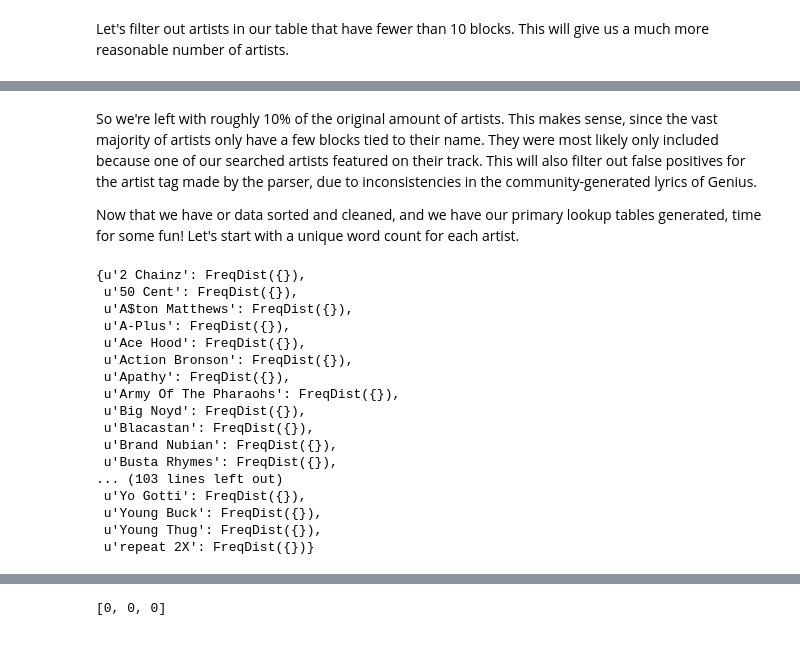
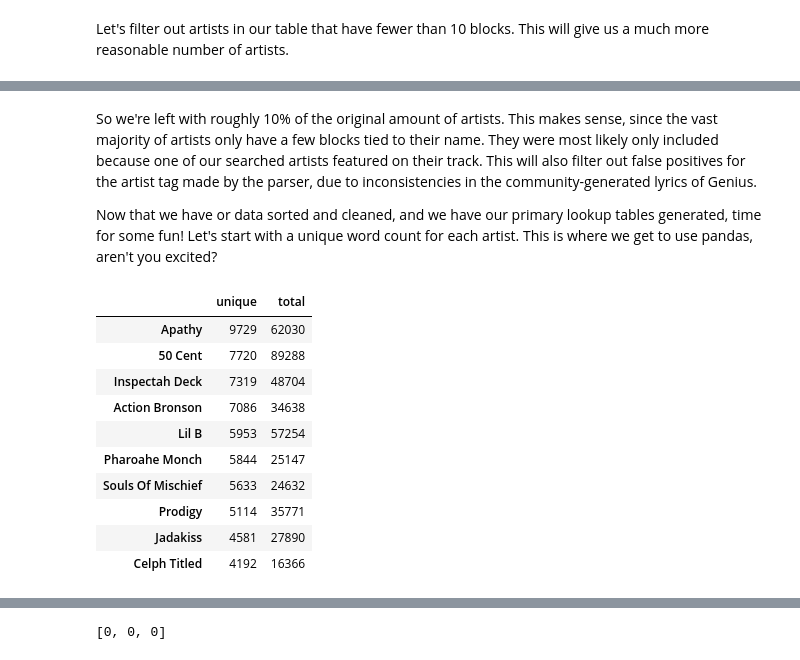
Before and after one commit to baronvonbadguy/genius-scraper, a Jupyter notebook: Exploration.ipynb, the cells around one changed output, grey strips where cells are left out. Drawn from its saved outputs; the diff is of its cells as text; code cells hidden in the pictures.

```diff
--- a/Exploration.ipynb
+++ b/Exploration.ipynb
@@ -19,3 +16,0 @@ Lets start by choosing some artists to download lyrics for.  A good place to sta
-# %%
-wiki_list = json.load(open('wiki-list.json', 'r'))
-wiki_list[:5] + wiki_list[-5:]
@@ -155,30 +155,28 @@ print('{} artists retained'.format(len(lt_artists)))
 # %% [markdown]
 So we're left with roughly 10% of the original amount of artists.  This makes sense, since the vast majority of artists only have a few blocks tied to their name. They were most likely only included because one of our searched artists featured on their track.  This will also filter out false positives for the artist tag made by the parser, due to inconsistencies in the community-generated lyrics of Genius.
 
-Now that we have or data sorted and cleaned, and we have our primary lookup tables generated, time for some fun!  Let's start with a unique word count for each artist.
+Now that we have or data sorted and cleaned, and we have our primary lookup tables generated, time for some fun!  Let's start with a unique word count for each artist.  This is where we get to use pandas, aren't you excited?
 # %%
-corpora = defaultdict(set)
+corpora = defaultdict(list)
 for artist, block_ids in lt_artists.iteritems():
     for block_id in block_ids:
-        corpora[artist].union(set(nltk.word_tokenize(db_flat[block_id]['text'])))
-freq = {k: nltk.FreqDist(v) for k,v in corpora.iteritems()}
-unique = {k: len(v.keys()) for k,v in freq.iteritems()}
-freq
+        corpora[artist] += nltk.word_tokenize(db_flat[block_id]['text'])
+stats = dict()
+freq = dict()
+for k, v in corpora.iteritems():
+    freq[k] = fq = nltk.FreqDist(v)
+    stats[k] = {'total': len(v), 'unique': len(fq.keys())}
+df = pd.DataFrame.from_dict(stats, orient='index').sort(columns='unique', ascending=False)
+df[:10]
 # %% [output]
-{u'2 Chainz': FreqDist({}),
- u'50 Cent': FreqDist({}),
- u'A$ton Matthews': FreqDist({}),
- u'A-Plus': FreqDist({}),
- u'Ace Hood': FreqDist({}),
- u'Action Bronson': FreqDist({}),
- u'Apathy': FreqDist({}),
- u'Army Of The Pharaohs': FreqDist({}),
- u'Big Noyd': FreqDist({}),
- u'Blacastan': FreqDist({}),
- u'Brand Nubian': FreqDist({}),
- u'Busta Rhymes': FreqDist({}),
-... (103 lines left out)
- u'Yo Gotti': FreqDist({}),
- u'Young Buck': FreqDist({}),
- u'Young Thug': FreqDist({}),
- u'repeat 2X': FreqDist({})}
+|  | unique | total |
+| Apathy | 9729 | 62030 |
+| 50 Cent | 7720 | 89288 |
+| Inspectah Deck | 7319 | 48704 |
+| Action Bronson | 7086 | 34638 |
+| Lil B | 5953 | 57254 |
+| Pharoahe Monch | 5844 | 25147 |
+| Souls Of Mischief | 5633 | 24632 |
+| Prodigy | 5114 | 35771 |
+| Jadakiss | 4581 | 27890 |
+| Celph Titled | 4192 | 16366 |
```
Also changed, not shown: parts of 22 cells of this notebook.
